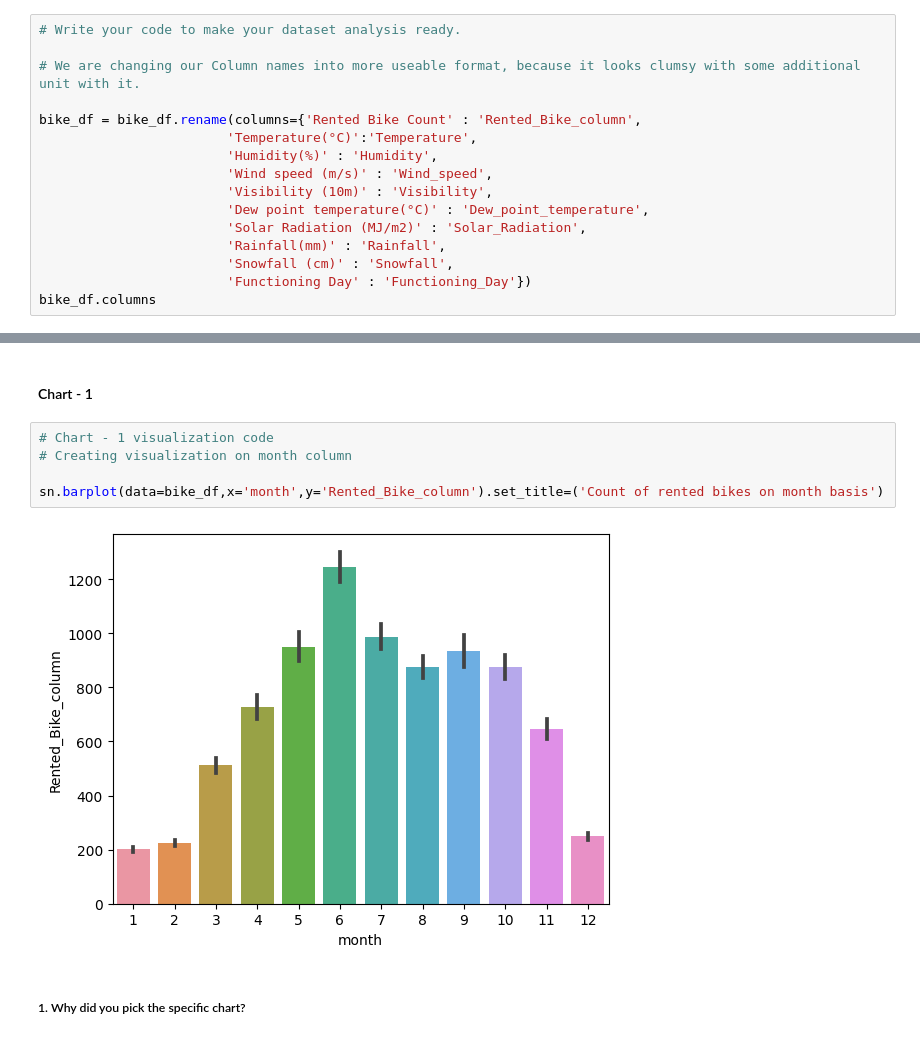
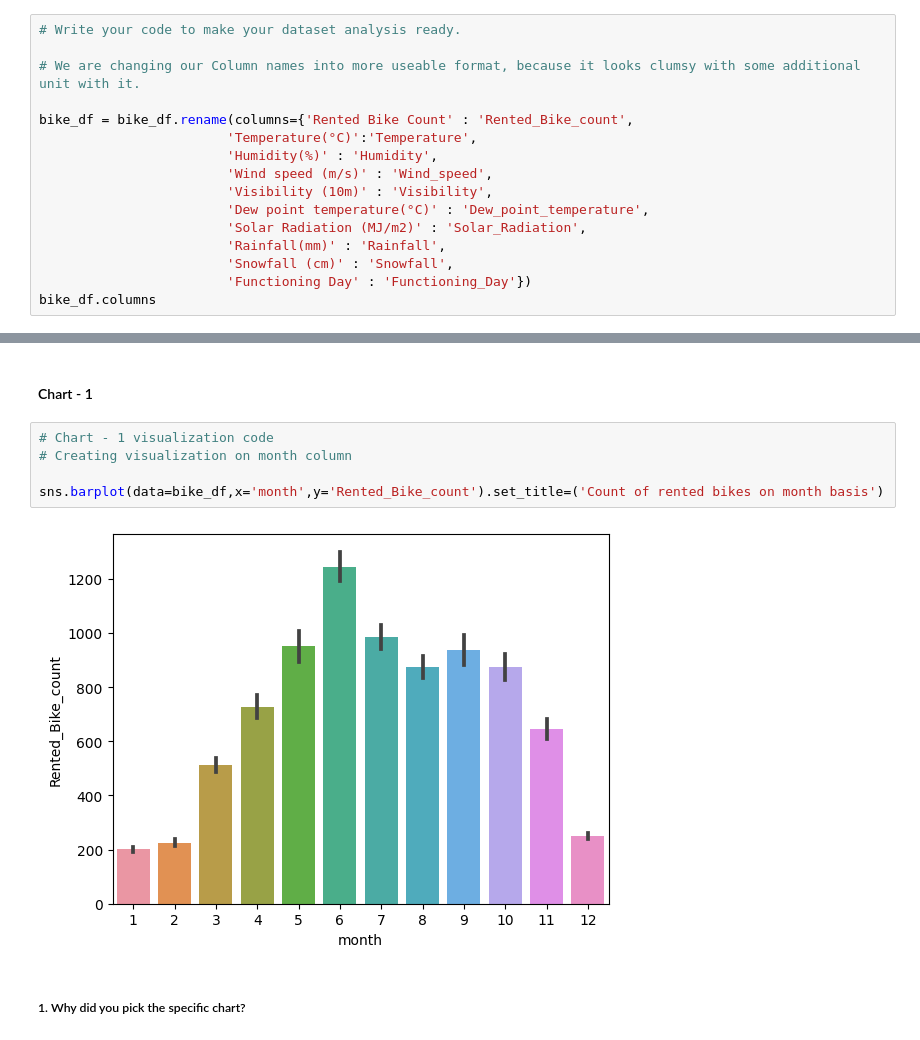
Before and after one commit to Rooban-Jeyasundar/ML_Regression_Project, a Jupyter notebook: ML_Regression_Project.ipynb, the cells around one changed output, grey strips where cells are left out. Cells and saved outputs as stored; diff of their text form.

Commit message:
Data visualization part done

```diff
--- a/ML_Regression_Project.ipynb
+++ b/ML_Regression_Project.ipynb
@@ -383,7 +383,7 @@ Index(['Date', 'Rented Bike Count', 'Hour', 'Temperature(°C)', 'Humidity(%)',
 
 # We are changing our Column names into more useable format, because it looks clumsy with some additional unit with it.
 
-bike_df = bike_df.rename(columns={'Rented Bike Count' : 'Rented_Bike_column',
+bike_df = bike_df.rename(columns={'Rented Bike Count' : 'Rented_Bike_count',
                         'Temperature(°C)':'Temperature',
                         'Humidity(%)' : 'Humidity',
                         'Wind speed (m/s)' : 'Wind_speed',
@@ -463,10 +481,10 @@ Answer Here.
 # %%
 # Chart - 1 visualization code
 # Creating visualization on month column
 
-sn.barplot(data=bike_df,x='month',y='Rented_Bike_column').set_title=('Count of rented bikes on month basis')
+sns.barplot(data=bike_df,x='month',y='Rented_Bike_count').set_title=('Count of rented bikes on month basis')
 # %% [output]
-[figure, old version]
+[figure, new version]
 # %% [markdown]
 ##### 1. Why did you pick the specific chart?
 # %% [markdown]
```
Also changed, not shown: parts of 61 cells of this notebook.
